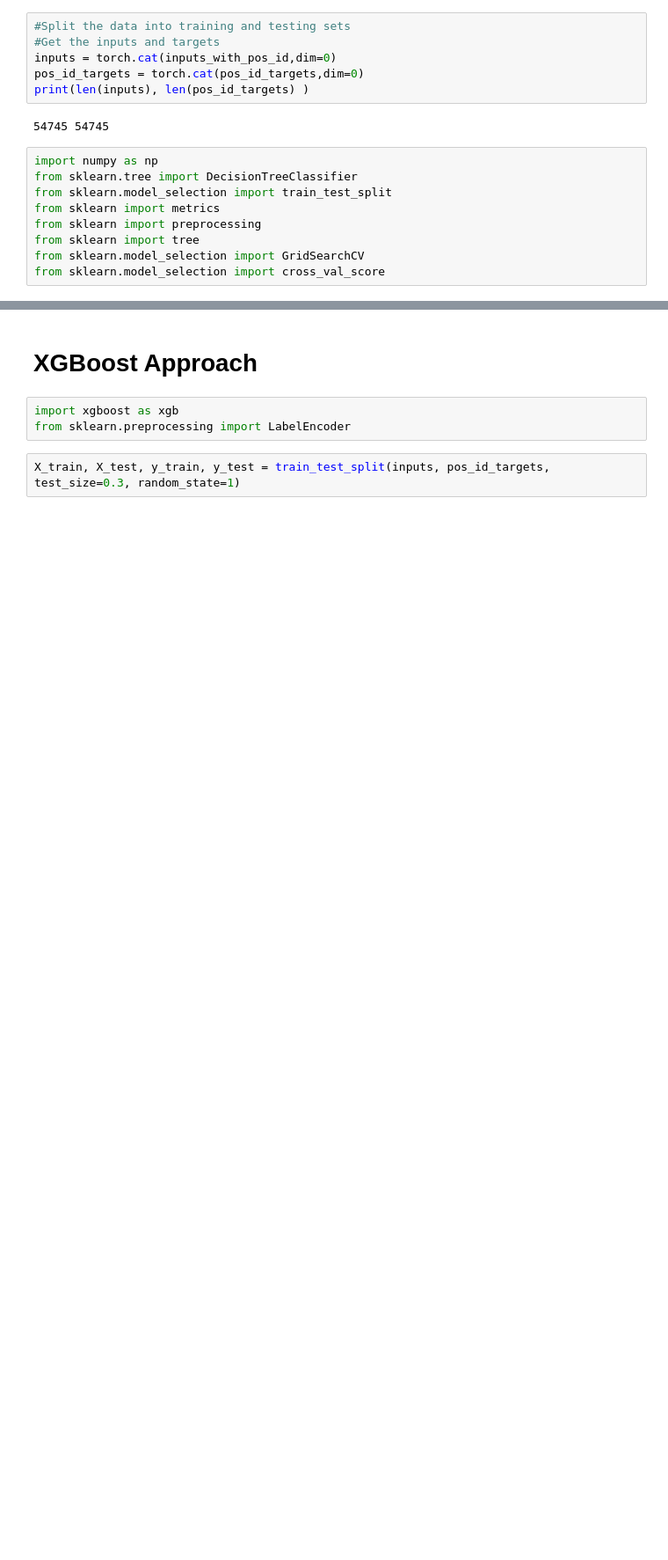
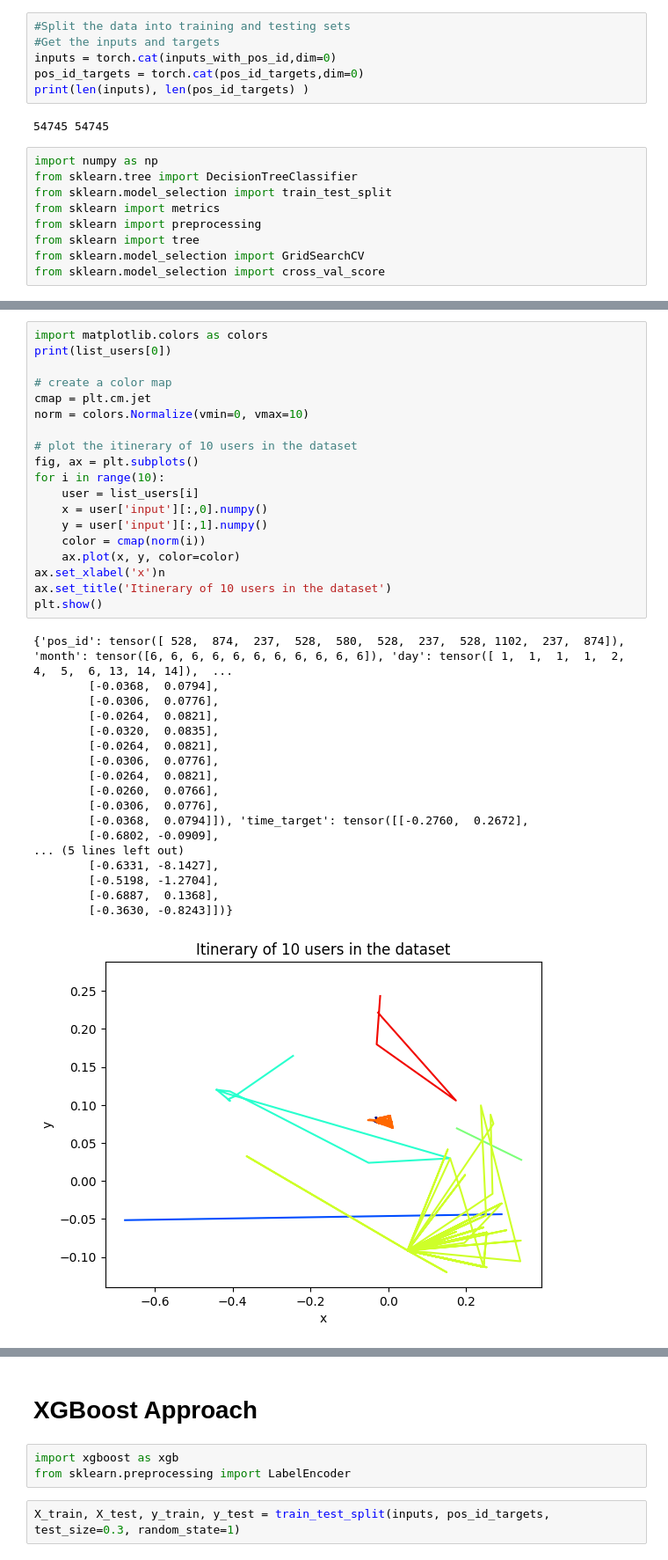
Before and after one commit to briag1/ProjetLong, a Jupyter notebook: Projet_Long_3_dt.ipynb, the cells around one changed output, grey strips where cells are left out. Shown at 88% size. Saved outputs shown, nothing was run; the diff lists cells and outputs as text; blank space fills up the shorter version.

```diff
--- a/Projet_Long_3_dt.ipynb
+++ b/Projet_Long_3_dt.ipynb
@@ -1612,0 +1647,38 @@ cross score:  [0.11441618 0.10281837 0.10503653 0.09551148 0.10138309]
+# %%
+import matplotlib.colors as colors
+print(list_users[0])
+
+# create a color map
+cmap = plt.cm.jet
+norm = colors.Normalize(vmin=0, vmax=10)
+
+# plot the itinerary of 10 users in the dataset
+fig, ax = plt.subplots()
+for i in range(10):
+    user = list_users[i]
+    x = user['input'][:,0].numpy()
+    y = user['input'][:,1].numpy()
+    color = cmap(norm(i))
+    ax.plot(x, y, color=color)
+ax.set_xlabel('x')n
+ax.set_title('Itinerary of 10 users in the dataset')
+plt.show()
+# %% [output]
+{'pos_id': tensor([ 528,  874,  237,  528,  580,  528,  237,  528, 1102,  237,  874]), 'month': tensor([6, 6, 6, 6, 6, 6, 6, 6, 6, 6, 6]), 'day': tensor([ 1,  1,  1,  1,  2,  4,  5,  6, 13, 14, 14]),  ...
+        [-0.0368,  0.0794],
+        [-0.0306,  0.0776],
+        [-0.0264,  0.0821],
+        [-0.0320,  0.0835],
+        [-0.0264,  0.0821],
+        [-0.0306,  0.0776],
+        [-0.0264,  0.0821],
+        [-0.0260,  0.0766],
+        [-0.0306,  0.0776],
+        [-0.0368,  0.0794]]), 'time_target': tensor([[-0.2760,  0.2672],
+        [-0.6802, -0.0909],
+... (5 lines left out)
+        [-0.6331, -8.1427],
+        [-0.5198, -1.2704],
+        [-0.6887,  0.1368],
+        [-0.3630, -0.8243]])}
+[figure, added]
```
Also changed, not shown: parts of 7 cells of this notebook.
